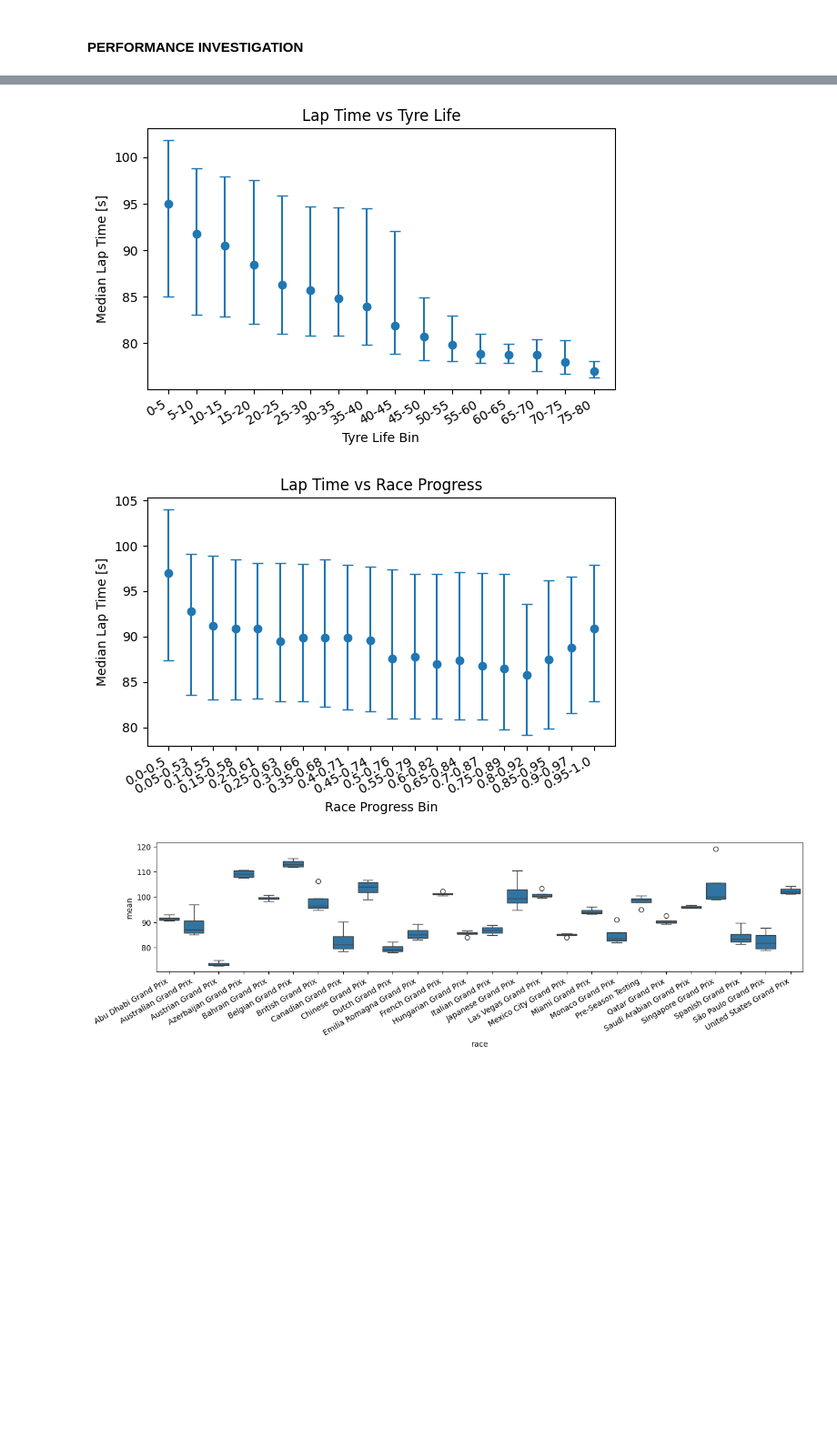
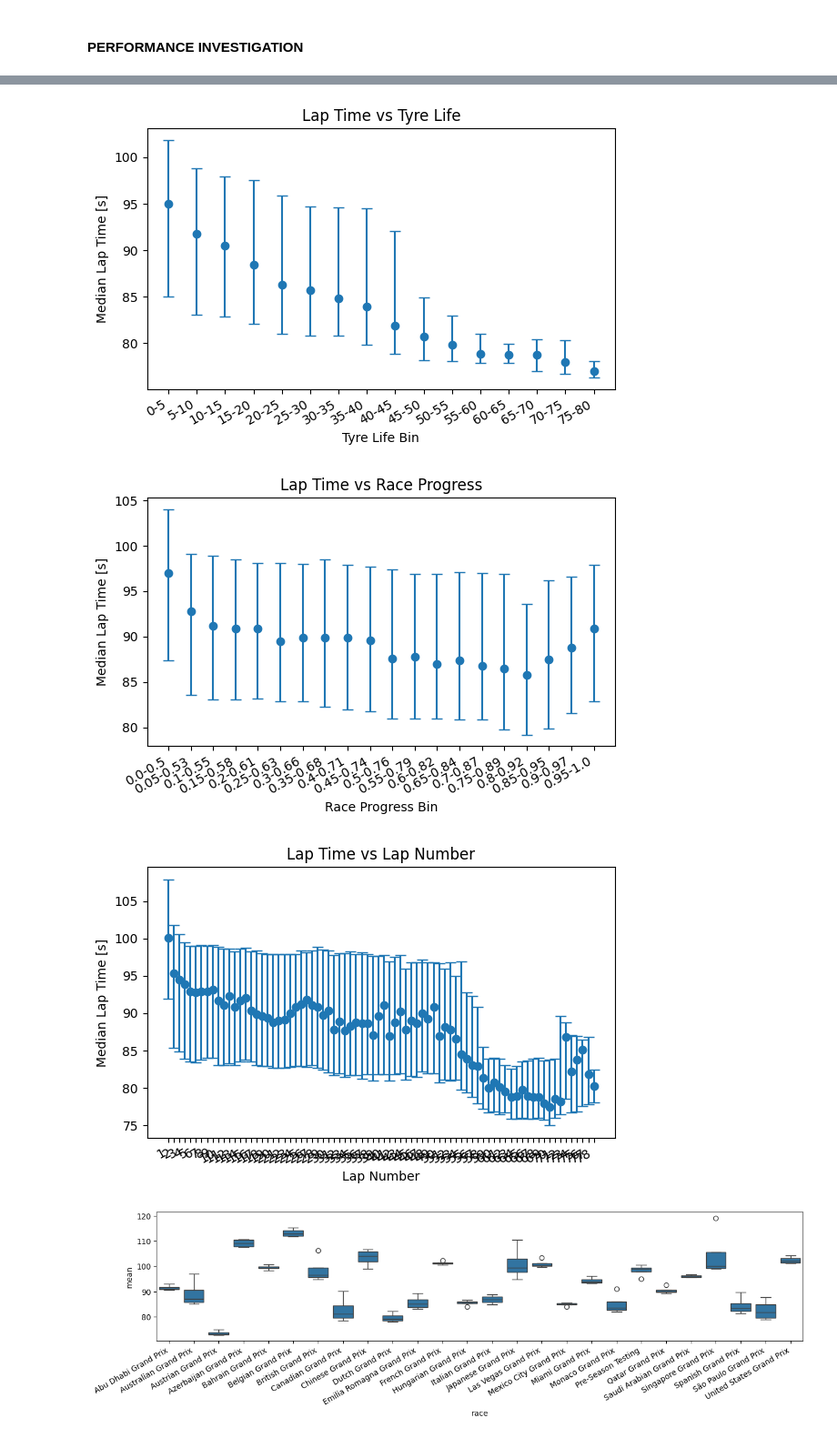
Before and after one commit to giacomoscanavini/data_science_notebooks, a Jupyter notebook: predicting_f1_pit_stops.ipynb, the cells around one changed output, grey strips where cells are left out. Shown at 91% size. Cells and saved outputs as stored; diff of their text form; code cells hidden in the pictures; blank space fills up the shorter version.

```diff
--- a/predicting_f1_pit_stops.ipynb
+++ b/predicting_f1_pit_stops.ipynb
@@ -582,33 +577,42 @@ position_change_data = plot_median_iqr(
     title="Lap Time vs Position Change",
 )
 
 # LapTime vs TyreLife
 df["tyre_life_bin"] = pd.cut(df["tyre_life"],
                              bins=np.arange(0, 105, 5),
                              labels=[f'{x}-{y}' for x,y in zip(np.arange(0, 100, 5), np.arange(5, 105, 5))])
 tyre_life_data = plot_median_iqr(
     df=df,
     x_col="tyre_life_bin",
     xlabel="Tyre Life Bin",
     title="Lap Time vs Tyre Life",
 )
 
 # LapTime vs RaceProgress
 df["race_progress_bin"] = pd.cut(df["race_progress"],
                                  bins=np.linspace(0, 1, 21),
                                  labels=[f'{round(x, 2)}-{round(y, 2)}' for x,y in zip(np.linspace(0, 0.95, 20), np.linspace(0.5, 1, 20))])
 race_progress_data = plot_median_iqr(
     df=df,
     x_col="race_progress_bin",
     xlabel="Race Progress Bin",
     title="Lap Time vs Race Progress",
 )
+
+# LapTime vs lap_number
+position_data = plot_median_iqr(
+    df=df,
+    x_col="lap_number",
+    xlabel="Lap Number",
+    title="Lap Time vs Lap Number",
+)
 # %% [output]
 [figure]
 [figure]
 [figure]
 [figure]
 [figure]
+[figure, added]
 # %%
 # LapTime per (Race, Year)
 lap_race = df.groupby(['race', 'year'])['lap_time_s'].mean().reset_index(name='mean')
```
Also changed, not shown: parts of 9 cells of this notebook.
